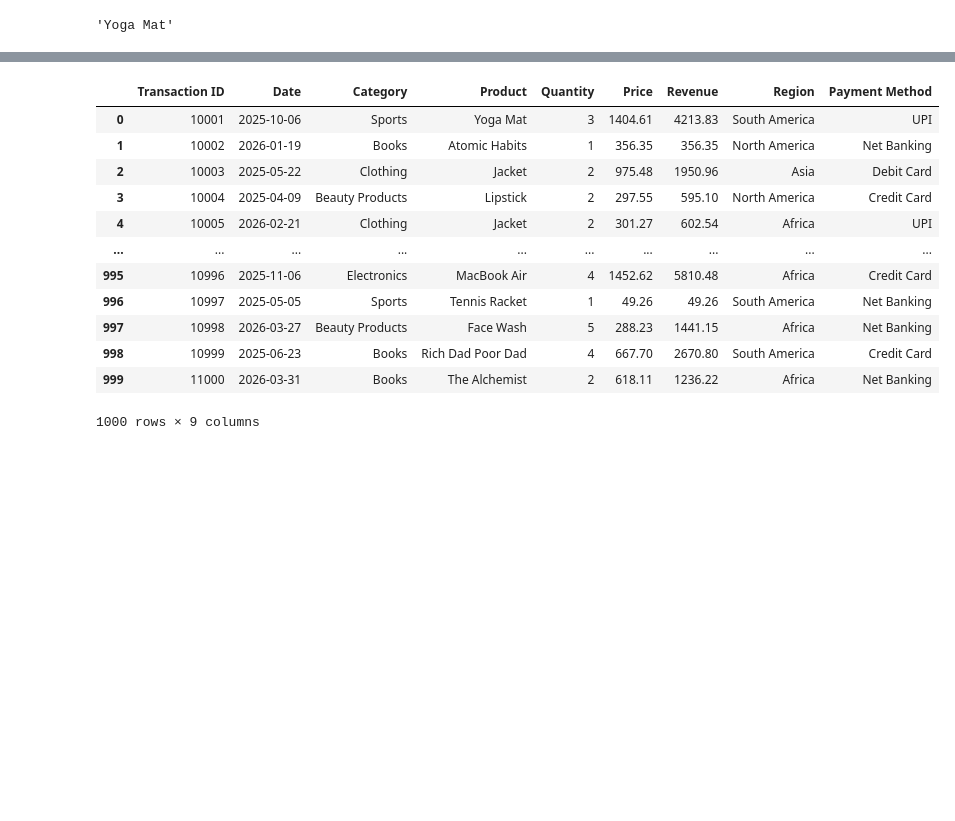
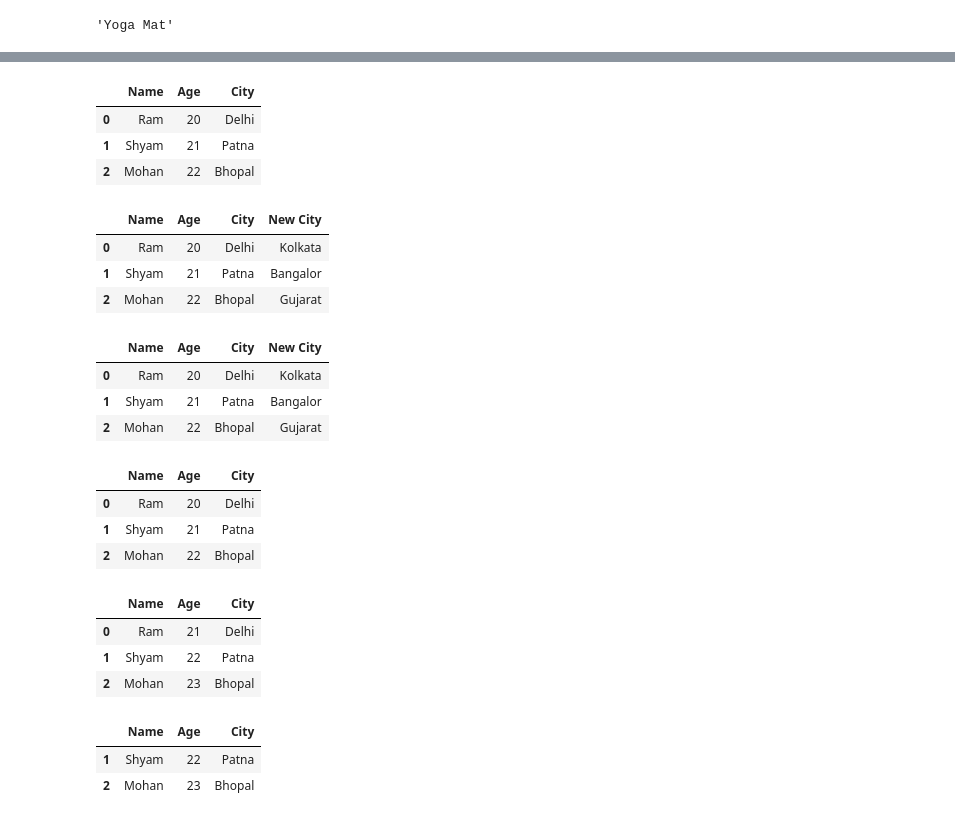
Before and after one commit to pashupatinathvidyarthi/Data-Science-Machine-Learning-Deep-Learning-and-NLP, a Jupyter notebook: Python/10_Data_Analysis_with_Python/10.1_Pandas_DataFrame_and_Series.ipynb, the cells around one changed output, grey strips where cells are left out. Drawn from its saved outputs; the diff is of its cells as text; code cells hidden in the pictures; blank space fills up the shorter version.

```diff
--- a/Python/10_Data_Analysis_with_Python/10.1_Pandas_DataFrame_and_Series.ipynb
+++ b/Python/10_Data_Analysis_with_Python/10.1_Pandas_DataFrame_and_Series.ipynb
@@ -195,3 +195,15 @@ Name: 0, dtype: object
 df.iloc[0][3]
 # %% [output]
 'Yoga Mat'
+# %%
+## Creating New DataFrame
+
+import pandas as pd
+
+data={
+    "Name" : ["Ram", "Shyam", "Mohan"],
+    "Age" : [20, 21, 22],
+    "City" : ["Delhi", "Patna", "Bhopal"]
+}
+
+df1=pd.DataFrame(data)
@@ -273,31 +266,55 @@ df.iat[2,2]
 # %%
 ## Data Manipulation with DataFrame
 
-df
+df1
 # %% [output]
-|  | Transaction ID | Date | Category | Product | Quantity | Price | Revenue | Region | Payment Method |
-| 0 | 10001 | 2025-10-06 | Sports | Yoga Mat | 3 | 1404.61 | 4213.83 | South America | UPI |
-| 1 | 10002 | 2026-01-19 | Books | Atomic Habits | 1 | 356.35 | 356.35 | North America | Net Banking |
-| 2 | 10003 | 2025-05-22 | Clothing | Jacket | 2 | 975.48 | 1950.96 | Asia | Debit Card |
-| 3 | 10004 | 2025-04-09 | Beauty Products | Lipstick | 2 | 297.55 | 595.10 | North America | Credit Card |
-| 4 | 10005 | 2026-02-21 | Clothing | Jacket | 2 | 301.27 | 602.54 | Africa | UPI |
-| ... | ... | ... | ... | ... | ... | ... | ... | ... | ... |
-| 995 | 10996 | 2025-11-06 | Electronics | MacBook Air | 4 | 1452.62 | 5810.48 | Africa | Credit Card |
-| 996 | 10997 | 2025-05-05 | Sports | Tennis Racket | 1 | 49.26 | 49.26 | South America | Net Banking |
-| 997 | 10998 | 2026-03-27 | Beauty Products | Face Wash | 5 | 288.23 | 1441.15 | Africa | Net Banking |
-| 998 | 10999 | 2025-06-23 | Books | Rich Dad Poor Dad | 4 | 667.70 | 2670.80 | South America | Credit Card |
-| 999 | 11000 | 2026-03-31 | Books | The Alchemist | 2 | 618.11 | 1236.22 | Africa | Net Banking |
+|  | Name | Age | City |
+| 0 | Ram | 20 | Delhi |
+| 1 | Shyam | 21 | Patna |
+| 2 | Mohan | 22 | Bhopal |
-1000 rows × 9 columns
 # %%
 ## Adding a new column
-df['New Price']=[1500,400,975]
-df
+df1["New City"]=["Kolkata", "Bangalor", "Gujarat"]
+df1
+# %% [output]
+|  | Name | Age | City | New City |
+| 0 | Ram | 20 | Delhi | Kolkata |
+| 1 | Shyam | 21 | Patna | Bangalor |
+| 2 | Mohan | 22 | Bhopal | Gujarat |
 # %%
 ## Remove a column
 ## drop is temporary operation
 ##For permanently remove we have to use inplace =True
-
-df.drop('Salary',axis=1,inplace=True)   ##when axis=0 it check row and when axis=1 it check column
+df1.drop("New City", axis=1)   ##when axis=0 it check row and when axis=1 it check column
+df1
+# %% [output]
+|  | Name | Age | City | New City |
+| 0 | Ram | 20 | Delhi | Kolkata |
+| 1 | Shyam | 21 | Patna | Bangalor |
+| 2 | Mohan | 22 | Bhopal | Gujarat |
+# %%
+## drop is temporary operation
+##For permanently remove we have to use inplace =True
+df1.drop("New City",axis=1,inplace=True)
+df1
+# %% [output]
+|  | Name | Age | City |
+| 0 | Ram | 20 | Delhi |
+| 1 | Shyam | 21 | Patna |
+| 2 | Mohan | 22 | Bhopal |
 # %%
 ## Add age to the columns
-df['Age']=df['Age']+1
+df1['Age']=df1['Age']+1
+df1
+# %% [output]
+|  | Name | Age | City |
+| 0 | Ram | 21 | Delhi |
+| 1 | Shyam | 22 | Patna |
+| 2 | Mohan | 23 | Bhopal |
+# %%
+df1.drop(0) ##Drop based on row
+##This again not a permanent operation
+# %% [output]
+|  | Name | Age | City |
+| 1 | Shyam | 22 | Patna |
+| 2 | Mohan | 23 | Bhopal |
```
Also changed, not shown: parts of 11 cells of this notebook.
